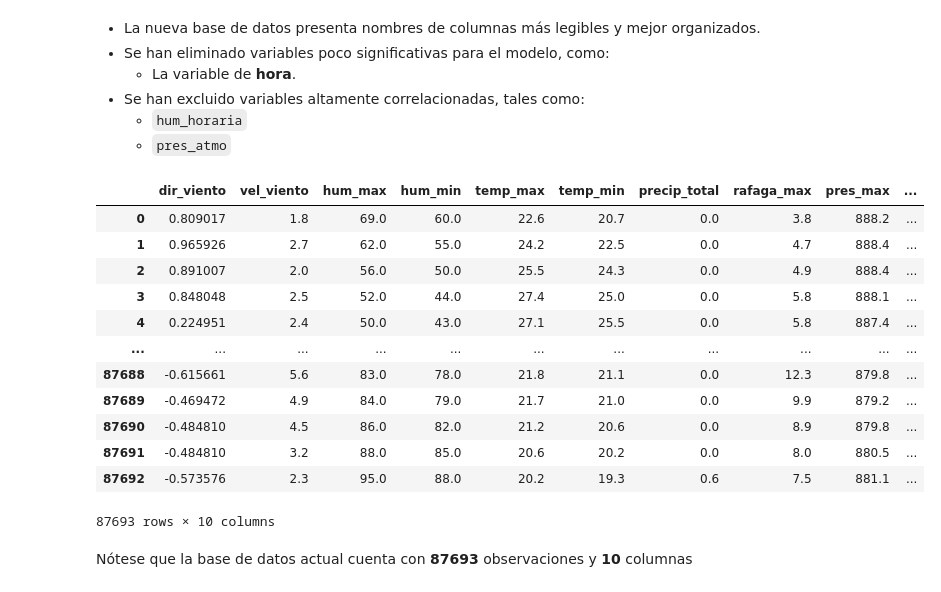
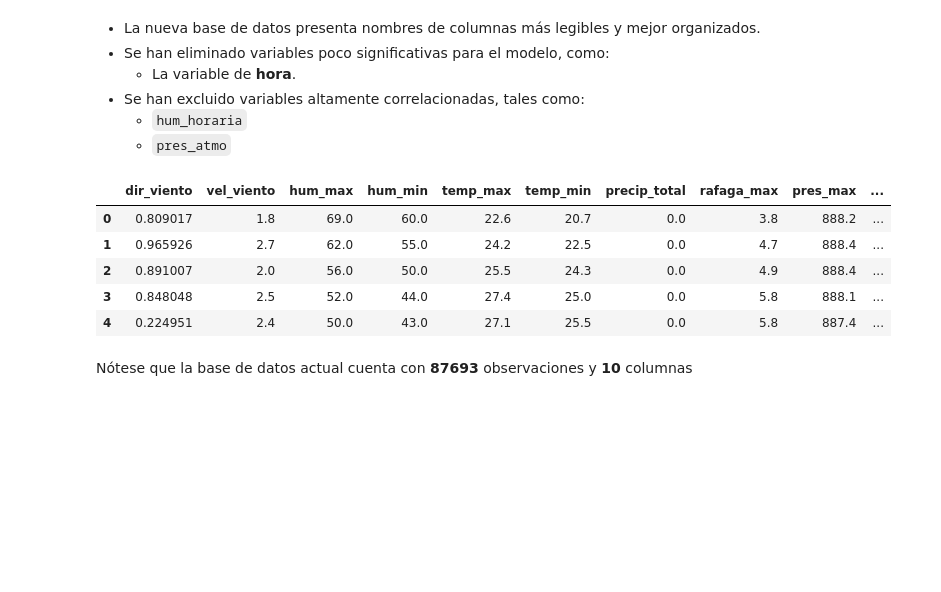
Before and after one commit to kmarcela11/Parcial2_MachineLearning, a Jupyter notebook: _sources/Ejercicio3.ipynb, the cells around one changed output. Cells and saved outputs as stored; diff of their text form; code cells hidden in the pictures; blank space fills up the shorter version.

```diff
--- a/_sources/Ejercicio3.ipynb
+++ b/_sources/Ejercicio3.ipynb
@@ -48,21 +48,14 @@ Después de haber realizado un análisis descriptivo de la base de datos origina
 # %%
 data = pd.read_csv('C:\\Users\\kamac\\OneDrive\\Desktop\\MachineLearningUN\\data_modelo.csv')
 # %%
-data
+data.head()
 # %% [output]
 |  | dir_viento | vel_viento | hum_max | hum_min | temp_max | temp_min | precip_total | rafaga_max | pres_max | ... |
 | 0 | 0.809017 | 1.8 | 69.0 | 60.0 | 22.6 | 20.7 | 0.0 | 3.8 | 888.2 | ... |
 | 1 | 0.965926 | 2.7 | 62.0 | 55.0 | 24.2 | 22.5 | 0.0 | 4.7 | 888.4 | ... |
 | 2 | 0.891007 | 2.0 | 56.0 | 50.0 | 25.5 | 24.3 | 0.0 | 4.9 | 888.4 | ... |
 | 3 | 0.848048 | 2.5 | 52.0 | 44.0 | 27.4 | 25.0 | 0.0 | 5.8 | 888.1 | ... |
 | 4 | 0.224951 | 2.4 | 50.0 | 43.0 | 27.1 | 25.5 | 0.0 | 5.8 | 887.4 | ... |
-| ... | ... | ... | ... | ... | ... | ... | ... | ... | ... | ... |
-| 87688 | -0.615661 | 5.6 | 83.0 | 78.0 | 21.8 | 21.1 | 0.0 | 12.3 | 879.8 | ... |
-| 87689 | -0.469472 | 4.9 | 84.0 | 79.0 | 21.7 | 21.0 | 0.0 | 9.9 | 879.2 | ... |
-| 87690 | -0.484810 | 4.5 | 86.0 | 82.0 | 21.2 | 20.6 | 0.0 | 8.9 | 879.8 | ... |
-| 87691 | -0.484810 | 3.2 | 88.0 | 85.0 | 20.6 | 20.2 | 0.0 | 8.0 | 880.5 | ... |
-| 87692 | -0.573576 | 2.3 | 95.0 | 88.0 | 20.2 | 19.3 | 0.6 | 7.5 | 881.1 | ... |
-87693 rows × 10 columns
 # %% [markdown]
 Nótese que la base de datos actual cuenta con **87693** observaciones y **10** columnas
 # %% [markdown]
```
Also changed, not shown: parts of 36 cells of this notebook, 4 other files.
